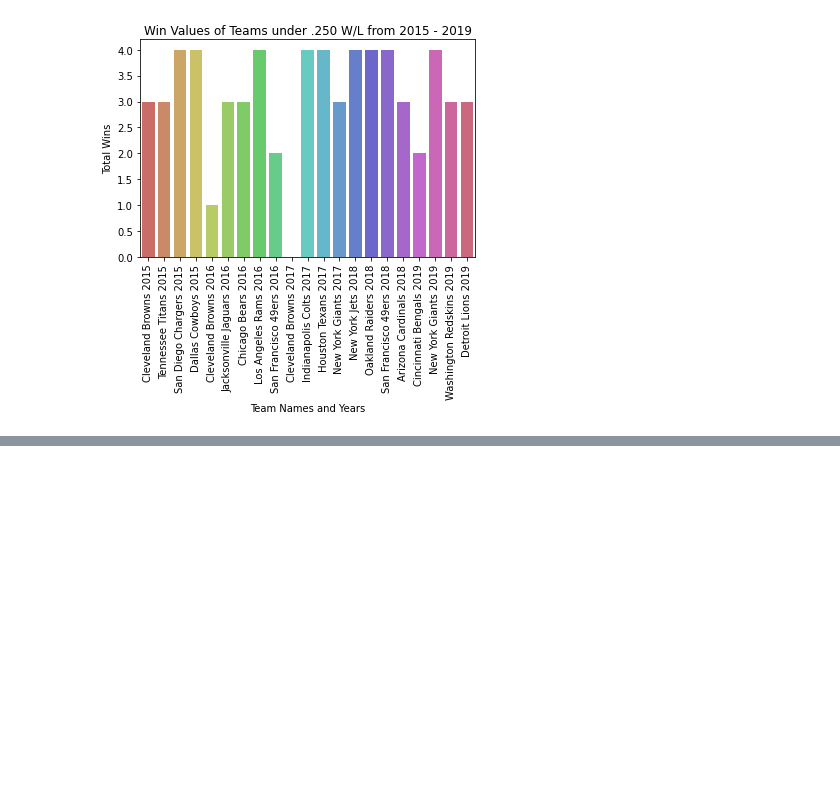
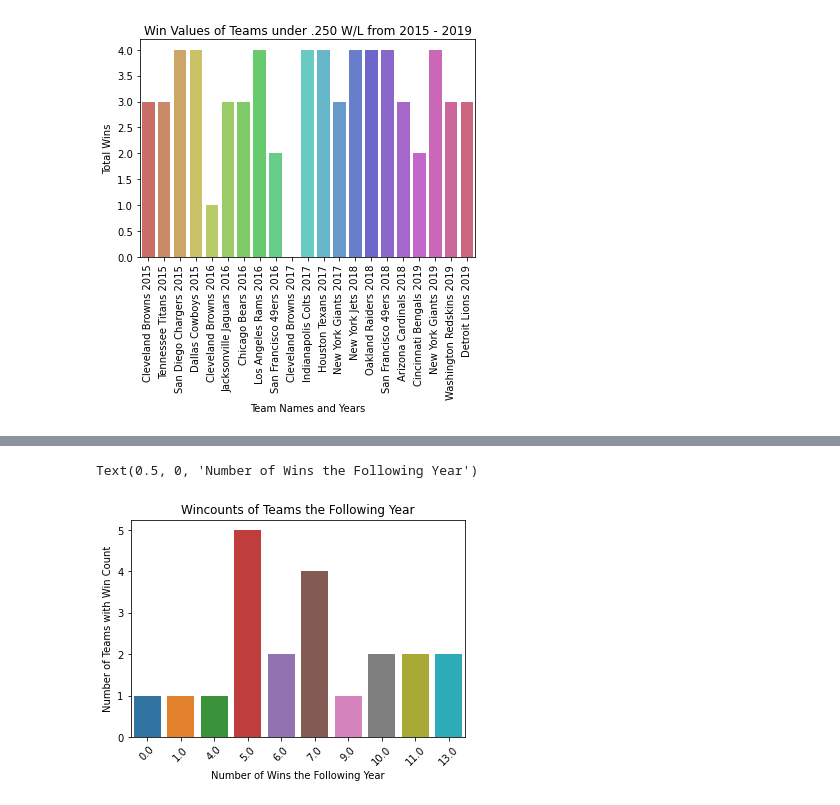
Before and after one commit to rksmith56/rksmith56.github.io, a Jupyter notebook: mainsource.ipynb, the cells around one changed output, grey strips where cells are left out. Drawn from its saved outputs; the diff is of its cells as text; code cells hidden in the pictures; blank space fills up the shorter version.

```diff
--- a/mainsource.ipynb
+++ b/mainsource.ipynb
@@ -156,0 +206,9 @@ Text(0.5, 0, 'Team Names and Years')
+# %%
+i = 0
+while i <= len(low_years_frame_ls.index) - 1:
+    url = "https://www.pro-football-reference.com/teams/" +  teamnamedict[str(low_years_frame_ls["Tm"].iloc[i])] + "/" + str(low_years_frame_ls["Year"].iloc[i] + 1) + "_roster.htm"
+    currtab = pd.read_html(url)[0]
+    low_years_frame_ls.loc[i ,'NextYearQB'] = currtab['Player'][1]
+    i = i + 1
+
+low_years_frame_ls
@@ -156,0 +233,21 @@ Text(0.5, 0, 'Team Names and Years')
+# %%
+
+url_2020 = "https://www.pro-football-reference.com/years/2020/"
+df_afc_2020 = pd.read_html(url_2020)[0]
+df_nfc_2020 = pd.read_html(url_2020)[1]
+
+df_afc_2020_ls = df_afc_2020[df_afc_2020.index % 5 != 0]
+df_nfc_2020_ls = df_nfc_2020[df_nfc_2020.index % 5 != 0]
+frames = [df_afc_2020_ls, df_nfc_2020_ls]
+ls_2020 = pd.concat(frames, ignore_index=True)
+ls_2020['W'] = ls_2020['W'].astype('int')
+ls_2020['Year'] = 2020
+
+
+updated_years_list = [ls_2015, ls_2016, ls_2017, ls_2018, ls_2019, ls_2020]
+updated_years_frame_ls = pd.concat(updated_years_list, ignore_index=True)
+updated_years_frame_ls['Tm'] = [name.replace("+", "").replace("*", "") for name in updated_years_frame_ls['Tm']]
+updated_years_frame_ls.loc[176 ,'Tm'] = "Washington Redskins"
+
+
+updated_years_frame_ls
@@ -156,0 +268,7 @@ Text(0.5, 0, 'Team Names and Years')
+# %%
+i = 0
+while i <= len(low_years_frame_ls.index) - 1:
+    low_years_frame_ls.loc[i ,'NextYearWins'] = updated_years_frame_ls.loc[(updated_years_frame_ls['Year'] == int(str(low_years_frame_ls["Year"].iloc[i] + 1))) & (updated_years_frame_ls['Tm'] == str(low_years_frame_ls["Tm"].iloc[i]))]['W'].item()
+    i = i + 1
+
+low_years_frame_ls
@@ -156,0 +293,11 @@ Text(0.5, 0, 'Team Names and Years')
+# %%
+ax1 = sns.countplot(x='NextYearWins', data=low_years_frame_ls)
+for item in ax1.get_xticklabels():
+    item.set_rotation(45)
+
+ax1.set_title("Wincounts of Teams the Following Year")
+ax1.set_ylabel("Number of Teams with Win Count")
+ax1.set_xlabel("Number of Wins the Following Year")
+# %% [output]
+Text(0.5, 0, 'Number of Wins the Following Year')
+[figure, added]
```
Also changed, not shown: parts of 11 cells of this notebook.
